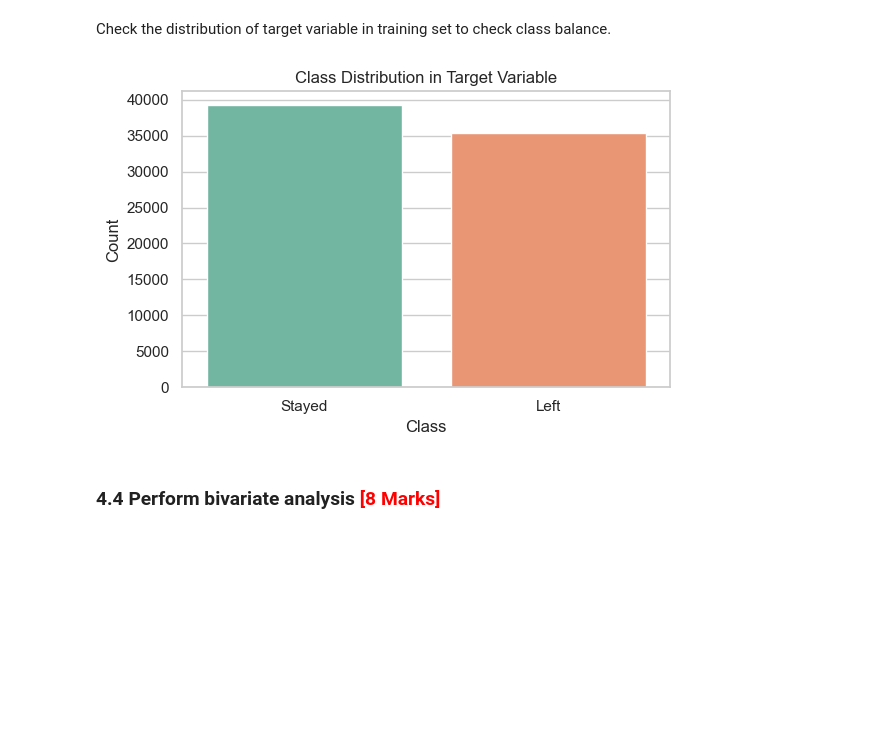
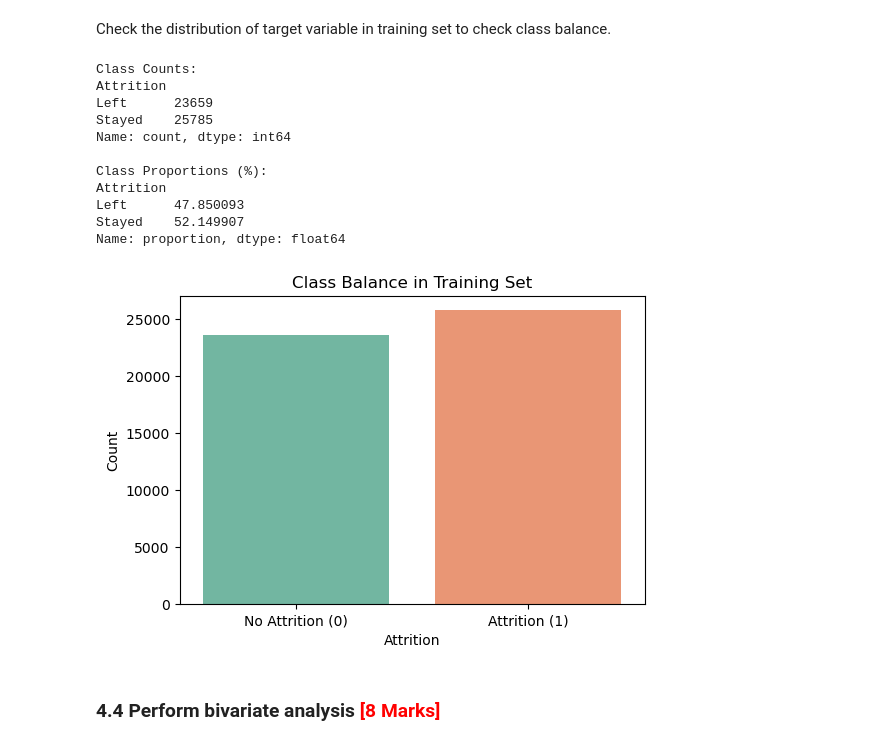
Before and after one commit to Proxpekt/Employee_Retention_Prediction, a Jupyter notebook: Predicting_Employee_Retention.ipynb, the cells around one changed output. Drawn from its saved outputs; the diff is of its cells as text; code cells hidden in the pictures; blank space fills up the shorter version.

```diff
--- a/Predicting_Employee_Retention.ipynb
+++ b/Predicting_Employee_Retention.ipynb
@@ -616,3 +516,7 @@ X.shape, y.shape
 # %%
 # Split the data into 70% train data and 30% validation data
-X_train,X_test,y_train,y_test=train_test_split(X,y,test_size=0.2,random_state = 42,stratify=y)
+X_train, X_val, y_train, y_val = train_test_split(X, y, test_size=0.3, random_state=42)
+
+# Verify the split sizes
+print(f"Training set size: {X_train.shape[0]}")
+print(f"Validation set size: {X_val.shape[0]}")
@@ -642,20 +541,0 @@ list(numerical_columns.columns)
-# %%
-# Set the style of seaborn
-sns.set_theme(style="whitegrid")
-
-# Plot distribution for each numerical column
-for col in numerical_columns.columns:
-    plt.figure(figsize=(8, 4))
-
-    if numerical_columns[col].nunique() < 10:
-        sns.countplot(x=numerical_columns[col], color="green")
-        plt.ylabel("Count")
-        plt.title(f'Count Plot of {col}')
-    else:
-        sns.histplot(numerical_columns[col], kde=True, bins=30 , color="green")
-        plt.title(f'Distribution of {col}')
-        plt.ylabel('Frequency')
-
-    plt.xlabel(col)
-    plt.tight_layout()
-    plt.show()
@@ -700,16 +696,38 @@ plt.show()
 # %% [markdown]
 Check the distribution of target variable in training set to check class balance.
 # %%
+# Calculate class counts
+class_counts = y_train.value_counts().sort_index()  # Sort by class label (e.g., 0, 1)
+class_proportions = y_train.value_counts(normalize=True).sort_index() * 100  # Proportions as percentages
+
+# Print class counts and proportions
+print("Class Counts:")
+print(class_counts)
+
+print("\nClass Proportions (%):")
+print(class_proportions)
+
 # Plot a bar chart to check class balance
 plt.figure(figsize=(6, 4))
-sns.countplot(x=y, palette='Set2')  # y is your target variable (e.g., Attrition)
-plt.title("Class Distribution in Target Variable")
-plt.xlabel("Class")
+sns.countplot(x=y_train, palette='Set2')
+plt.title("Class Balance in Training Set")
+plt.xlabel("Attrition")
 plt.ylabel("Count")
-plt.tight_layout()
+plt.xticks(ticks=[0, 1], labels=['No Attrition (0)', 'Attrition (1)'])  # Label the classes
 plt.show()
 # %% [output]
+Class Counts:
+Attrition
+Left      23659
+Stayed    25785
+Name: count, dtype: int64
+
+Class Proportions (%):
+Attrition
+Left      47.850093
+Stayed    52.149907
+Name: proportion, dtype: float64
-[figure, old version]
+[figure, new version]
 # %% [markdown]
 ### **4.4 Perform bivariate analysis** <font color="red">[8 Marks]</font>
 # %% [markdown]
```
Also changed, not shown: parts of 207 cells of this notebook.
